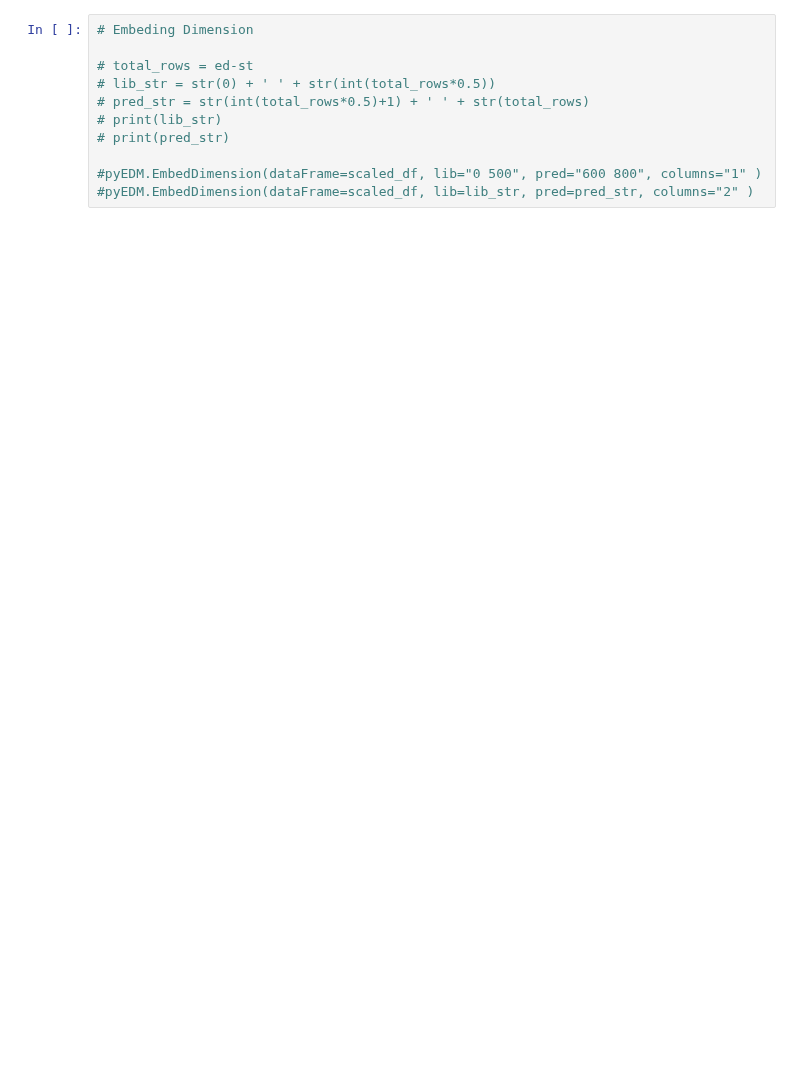
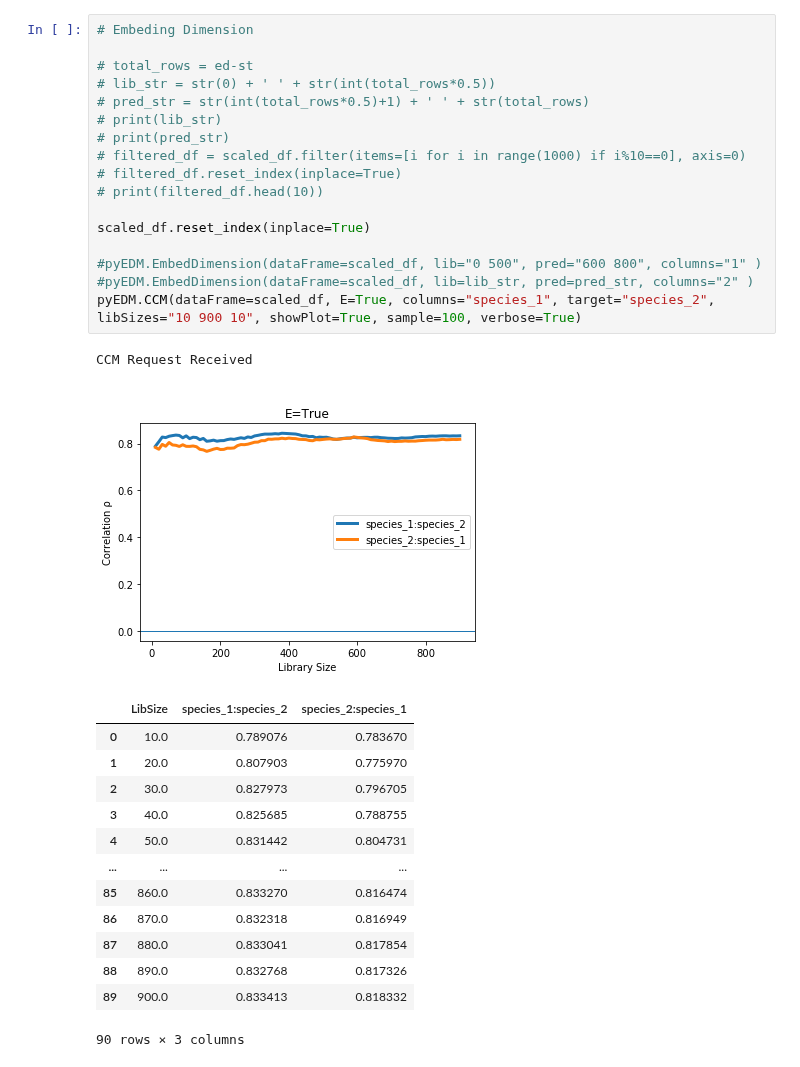
Before and after one commit to AlexisWIT/Causal_Relationship_Inferring, a Jupyter notebook: CCM.ipynb, the cells around one changed output. Saved outputs shown, nothing was run; the diff lists cells and outputs as text; blank space fills up the shorter version.

```diff
--- a/CCM.ipynb
+++ b/CCM.ipynb
@@ -90,12 +93,34 @@ scaled_df[['1','2']].plot()
 # %%
 # Embeding Dimension
 
 # total_rows = ed-st
 # lib_str = str(0) + ' ' + str(int(total_rows*0.5))
 # pred_str = str(int(total_rows*0.5)+1) + ' ' + str(total_rows)
 # print(lib_str)
 # print(pred_str)
+# filtered_df = scaled_df.filter(items=[i for i in range(1000) if i%10==0], axis=0)
+# filtered_df.reset_index(inplace=True)
+# print(filtered_df.head(10))
+
+scaled_df.reset_index(inplace=True)
 
 #pyEDM.EmbedDimension(dataFrame=scaled_df, lib="0 500", pred="600 800", columns="1" )
 #pyEDM.EmbedDimension(dataFrame=scaled_df, lib=lib_str, pred=pred_str, columns="2" )
+pyEDM.CCM(dataFrame=scaled_df, E=True, columns="species_1", target="species_2", libSizes="10 900 10", showPlot=True, sample=100, verbose=True)
+# %% [output]
+CCM Request Received
+[figure, added]
+|  | LibSize | species_1:species_2 | species_2:species_1 |
+| 0 | 10.0 | 0.789076 | 0.783670 |
+| 1 | 20.0 | 0.807903 | 0.775970 |
+| 2 | 30.0 | 0.827973 | 0.796705 |
+| 3 | 40.0 | 0.825685 | 0.788755 |
+| 4 | 50.0 | 0.831442 | 0.804731 |
+| ... | ... | ... | ... |
+| 85 | 860.0 | 0.833270 | 0.816474 |
+| 86 | 870.0 | 0.832318 | 0.816949 |
+| 87 | 880.0 | 0.833041 | 0.817854 |
+| 88 | 890.0 | 0.832768 | 0.817326 |
+| 89 | 900.0 | 0.833413 | 0.818332 |
+90 rows × 3 columns
 # %%
```
Also changed, not shown: parts of 7 cells of this notebook, 7 other files.
